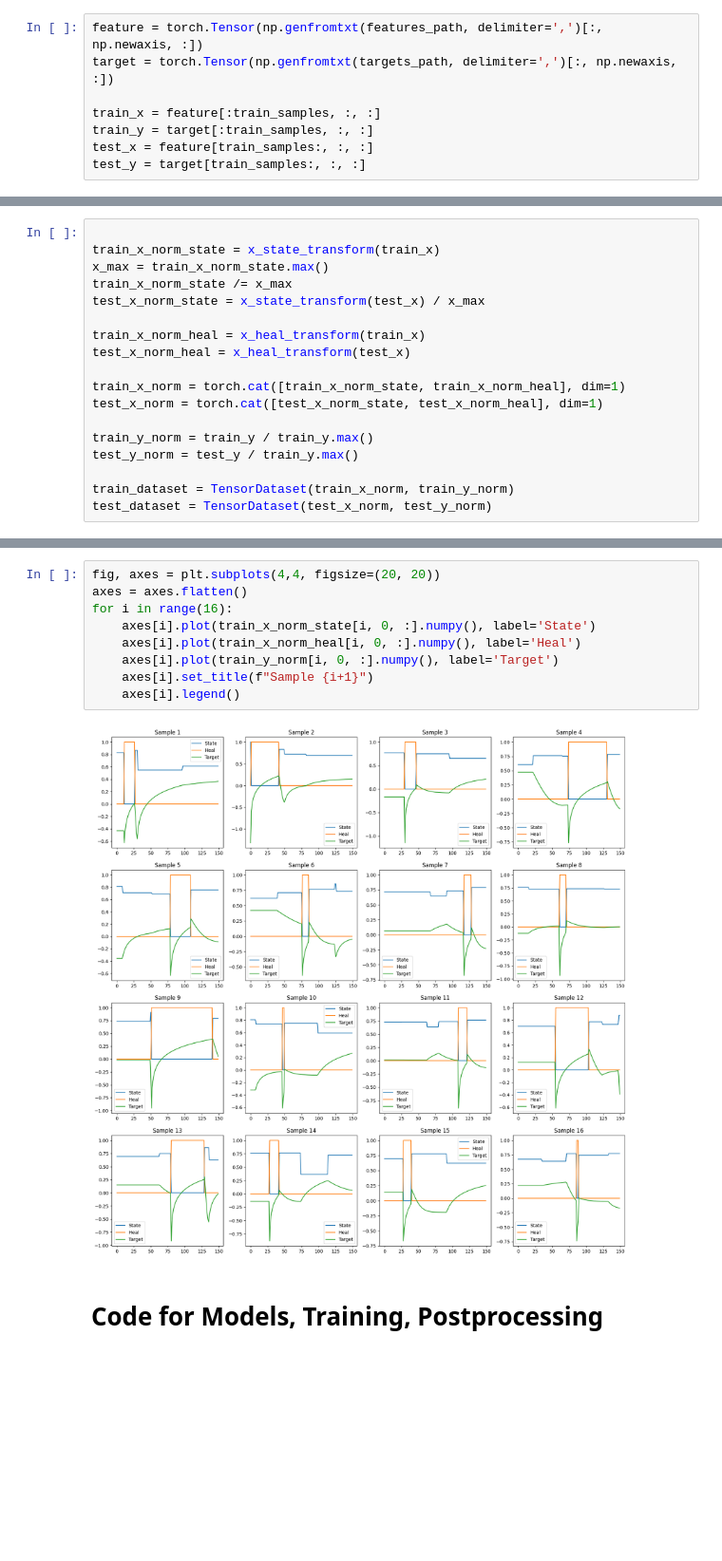
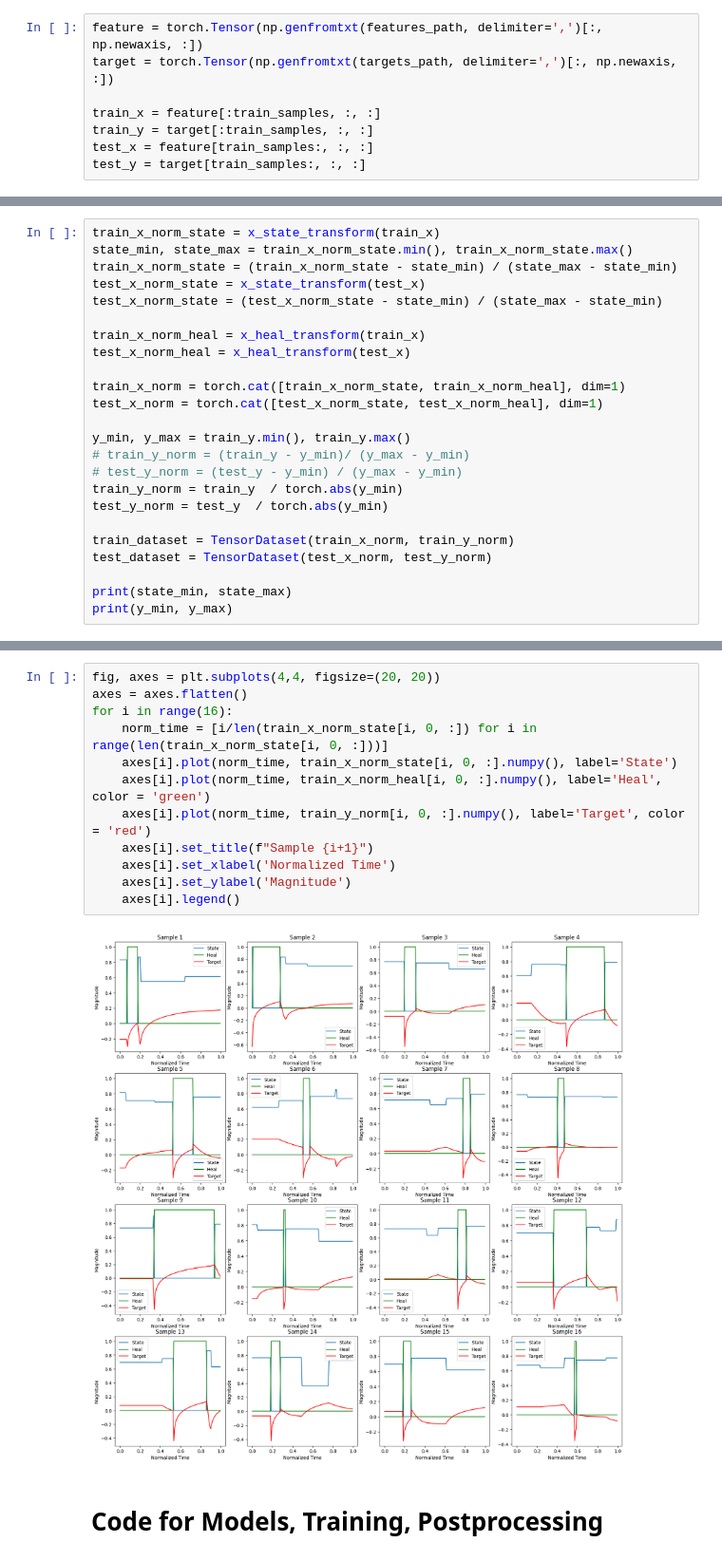
Before and after one commit to mathieusalz/LSMS_NeuralOperator_Tutorial, a Jupyter notebook: 4_Friction_FNO.ipynb, the cells around one changed output, grey strips where cells are left out. Shown at 95% size. Drawn from its saved outputs; the diff is of its cells as text; blank space fills up the shorter version.

```diff
--- a/4_Friction_FNO.ipynb
+++ b/4_Friction_FNO.ipynb
@@ -54,9 +91,9 @@ plt.show()
 # %%
-
 train_x_norm_state = x_state_transform(train_x)
-x_max = train_x_norm_state.max()
-train_x_norm_state /= x_max
-test_x_norm_state = x_state_transform(test_x) / x_max
+state_min, state_max = train_x_norm_state.min(), train_x_norm_state.max()
+train_x_norm_state = (train_x_norm_state - state_min) / (state_max - state_min)
+test_x_norm_state = x_state_transform(test_x)
+test_x_norm_state = (test_x_norm_state - state_min) / (state_max - state_min)
 
 train_x_norm_heal = x_heal_transform(train_x)
 test_x_norm_heal = x_heal_transform(test_x)
@@ -64,8 +101,14 @@ test_x_norm_heal = x_heal_transform(test_x)
 train_x_norm = torch.cat([train_x_norm_state, train_x_norm_heal], dim=1)
 test_x_norm = torch.cat([test_x_norm_state, test_x_norm_heal], dim=1)
 
-train_y_norm = train_y / train_y.max()
-test_y_norm = test_y / train_y.max()
+y_min, y_max = train_y.min(), train_y.max()
+# train_y_norm = (train_y - y_min)/ (y_max - y_min)
+# test_y_norm = (test_y - y_min) / (y_max - y_min)
+train_y_norm = train_y  / torch.abs(y_min)
+test_y_norm = test_y  / torch.abs(y_min)
 
 train_dataset = TensorDataset(train_x_norm, train_y_norm)
 test_dataset = TensorDataset(test_x_norm, test_y_norm)
+
+print(state_min, state_max)
+print(y_min, y_max)
@@ -85,14 +146,17 @@ plt.show()
 # %%
 fig, axes = plt.subplots(4,4, figsize=(20, 20))
 axes = axes.flatten()
 for i in range(16):
-    axes[i].plot(train_x_norm_state[i, 0, :].numpy(), label='State')
-    axes[i].plot(train_x_norm_heal[i, 0, :].numpy(), label='Heal')
-    axes[i].plot(train_y_norm[i, 0, :].numpy(), label='Target')
+    norm_time = [i/len(train_x_norm_state[i, 0, :]) for i in range(len(train_x_norm_state[i, 0, :]))]
+    axes[i].plot(norm_time, train_x_norm_state[i, 0, :].numpy(), label='State')
+    axes[i].plot(norm_time, train_x_norm_heal[i, 0, :].numpy(), label='Heal', color = 'green')
+    axes[i].plot(norm_time, train_y_norm[i, 0, :].numpy(), label='Target', color = 'red')
     axes[i].set_title(f"Sample {i+1}")
+    axes[i].set_xlabel('Normalized Time')
+    axes[i].set_ylabel('Magnitude')
     axes[i].legend()
 # %% [output]
-[figure, old version]
+[figure, new version]
 # %% [markdown]
 # Code for Models, Training, Postprocessing
 # %% [markdown]
```
Also changed, not shown: parts of 12 cells of this notebook, 10 other files.
